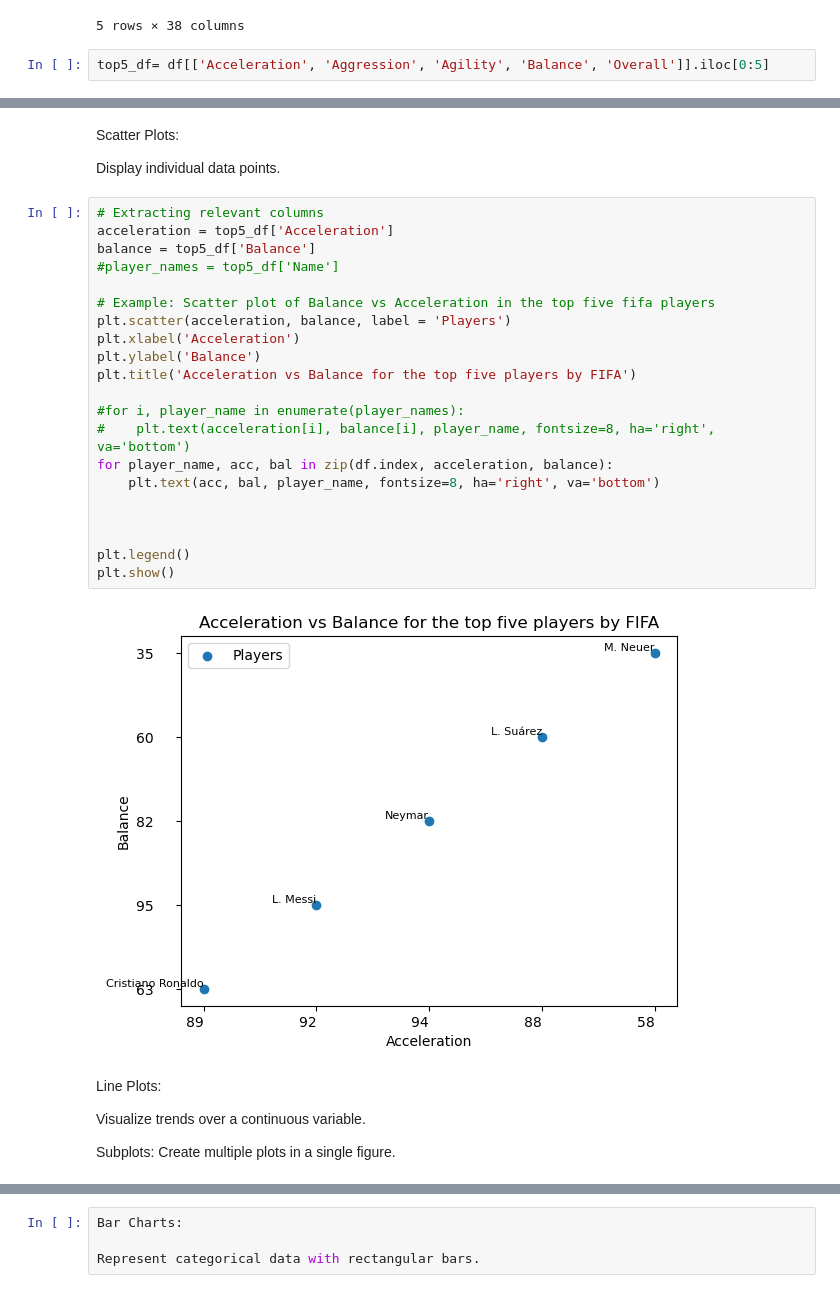
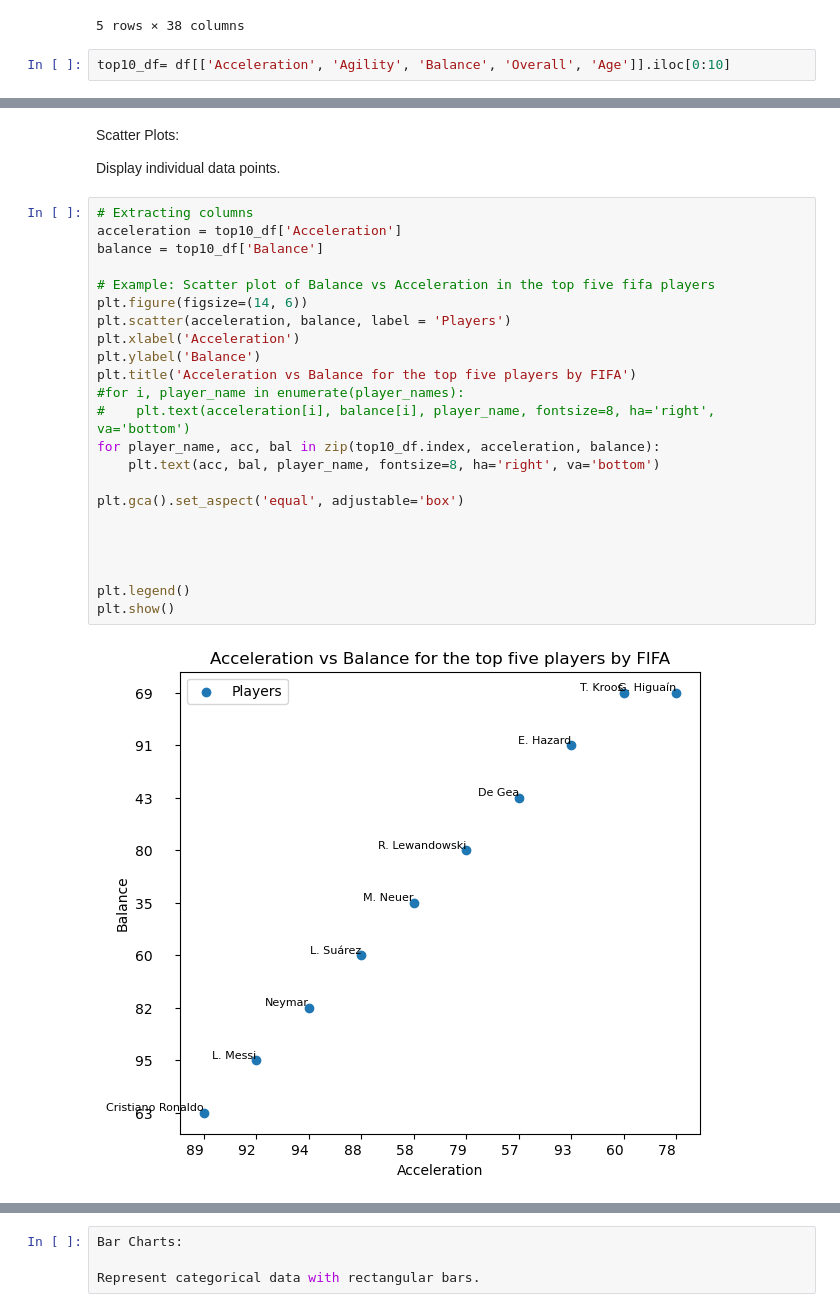
Before and after one commit to Uzo-Edoka/altschool-sod-circle-111-project-Uzo, a Jupyter notebook: Altschool-sod-circle-111-project.ipynb, the cells around one changed output, grey strips where cells are left out. Cells and saved outputs as stored; diff of their text form.

Commit message:
Modified the code to accept name as index column

```diff
--- a/Altschool-sod-circle-111-project.ipynb
+++ b/Altschool-sod-circle-111-project.ipynb
@@ -27,5 +24,5 @@ df.head()
 | M. Neuer | 31 | Germany | 92 | 58 | 29 | 52 | 35 | 48 | 70 | ... |
 5 rows × 38 columns
 # %%
-top5_df= df[['Acceleration', 'Aggression', 'Agility', 'Balance', 'Overall']].iloc[0:5]
+top10_df= df[['Acceleration', 'Agility', 'Balance', 'Overall', 'Age']].iloc[0:10]
 # %%
@@ -41,34 +43,29 @@ top5_df
-# %% [markdown]
-Scatter Plots:
-
-Display individual data points.
+# %% [markdown]
+Scatter Plots:
+
+Display individual data points.
 # %%
-# Extracting relevant columns
-acceleration = top5_df['Acceleration']
-balance = top5_df['Balance']
-#player_names = top5_df['Name']
+# Extracting columns
+acceleration = top10_df['Acceleration']
+balance = top10_df['Balance']
 
 # Example: Scatter plot of Balance vs Acceleration in the top five fifa players
+plt.figure(figsize=(14, 6))
 plt.scatter(acceleration, balance, label = 'Players')
 plt.xlabel('Acceleration')
 plt.ylabel('Balance')
 plt.title('Acceleration vs Balance for the top five players by FIFA')
-
 #for i, player_name in enumerate(player_names):
 #    plt.text(acceleration[i], balance[i], player_name, fontsize=8, ha='right', va='bottom')
-for player_name, acc, bal in zip(df.index, acceleration, balance):
+for player_name, acc, bal in zip(top10_df.index, acceleration, balance):
     plt.text(acc, bal, player_name, fontsize=8, ha='right', va='bottom')
+
+plt.gca().set_aspect('equal', adjustable='box')
+
 
 
 
 plt.legend()
 plt.show()
 # %% [output]
-[figure, old version]
+[figure, new version]
-# %% [markdown]
-Line Plots:
-
-Visualize trends over a continuous variable.
-
-Subplots:
-Create multiple plots in a single figure.
```
Also changed, not shown: parts of 19 cells of this notebook.
